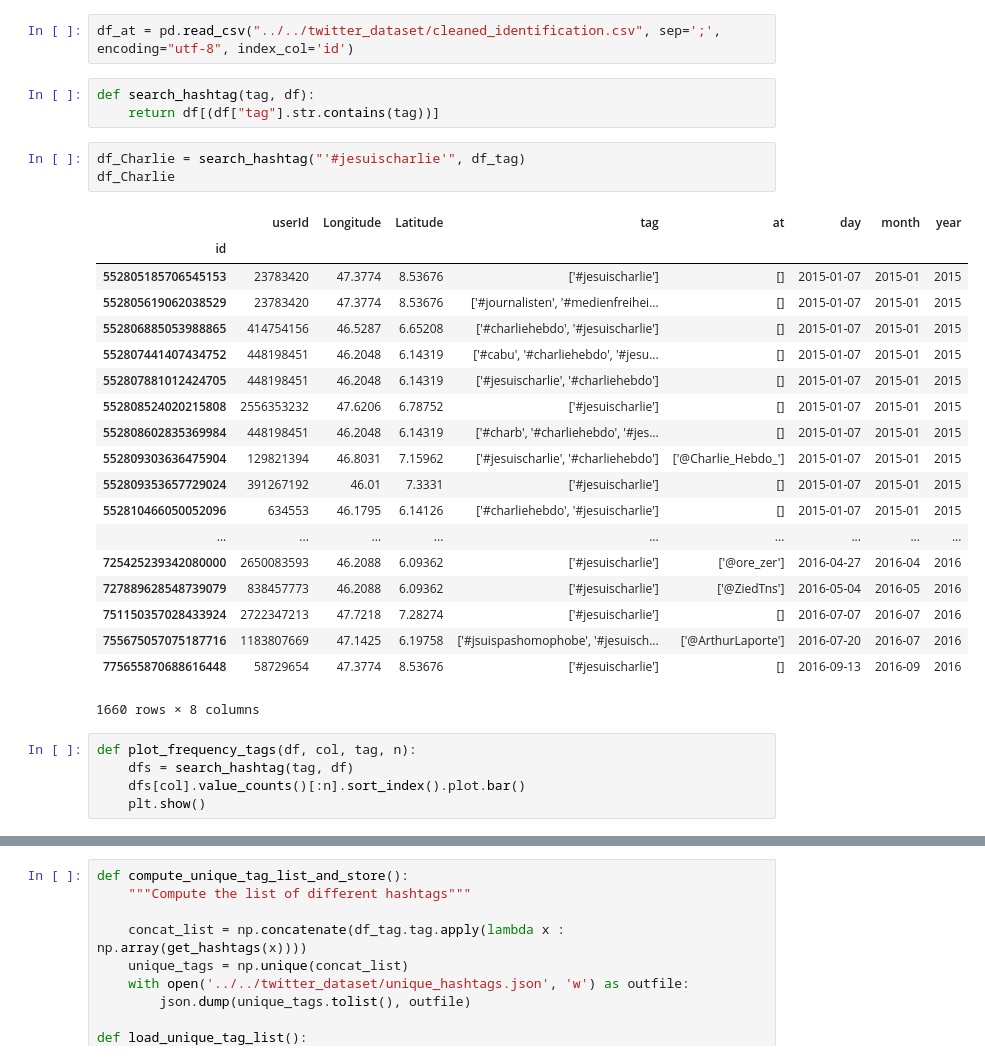
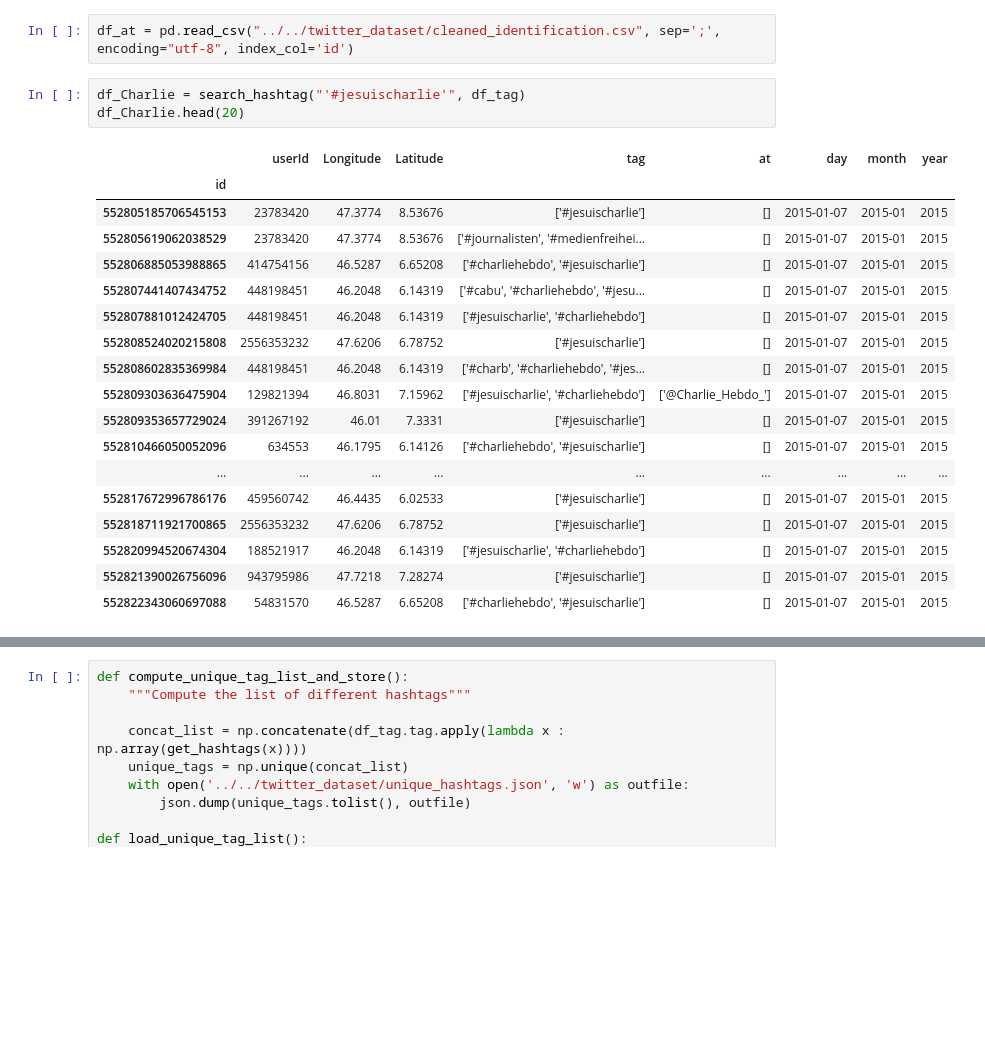
Before and after one commit to brunowicht/ada_project, a Jupyter notebook: project/cleaning.ipynb, the cells around one changed output, grey strips where cells are left out. Drawn from its saved outputs; the diff is of its cells as text; blank space fills up the shorter version.

```diff
--- a/project/cleaning.ipynb
+++ b/project/cleaning.ipynb
@@ -186,35 +166,26 @@ For the sake of clarity, the following function were implemented in the `helper.
 - `load_hashtag_list()` : Loads the list of different hashtags and returns it.
 # %%
 df_at = pd.read_csv("../../twitter_dataset/cleaned_identification.csv", sep=';', encoding="utf-8", index_col='id')
-# %%
-def search_hashtag(tag, df):
-    return df[(df["tag"].str.contains(tag))]
 # %%
 df_Charlie = search_hashtag("'#jesuischarlie'", df_tag)
-df_Charlie
+df_Charlie.head(20)
 # %% [output]
 |  | userId | Longitude | Latitude | tag | at | day | month | year |
 | id |  |  |  |  |  |  |  |  |
 | 552805185706545153 | 23783420 | 47.3774 | 8.53676 | ['#jesuischarlie'] | [] | 2015-01-07 | 2015-01 | 2015 |
 | 552805619062038529 | 23783420 | 47.3774 | 8.53676 | ['#journalisten', '#medienfreihei... | [] | 2015-01-07 | 2015-01 | 2015 |
 | 552806885053988865 | 414754156 | 46.5287 | 6.65208 | ['#charliehebdo', '#jesuischarlie'] | [] | 2015-01-07 | 2015-01 | 2015 |
 | 552807441407434752 | 448198451 | 46.2048 | 6.14319 | ['#cabu', '#charliehebdo', '#jesu... | [] | 2015-01-07 | 2015-01 | 2015 |
 | 552807881012424705 | 448198451 | 46.2048 | 6.14319 | ['#jesuischarlie', '#charliehebdo'] | [] | 2015-01-07 | 2015-01 | 2015 |
 | 552808524020215808 | 2556353232 | 47.6206 | 6.78752 | ['#jesuischarlie'] | [] | 2015-01-07 | 2015-01 | 2015 |
 | 552808602835369984 | 448198451 | 46.2048 | 6.14319 | ['#charb', '#charliehebdo', '#jes... | [] | 2015-01-07 | 2015-01 | 2015 |
 | 552809303636475904 | 129821394 | 46.8031 | 7.15962 | ['#jesuischarlie', '#charliehebdo'] | ['@Charlie_Hebdo_'] | 2015-01-07 | 2015-01 | 2015 |
 | 552809353657729024 | 391267192 | 46.01 | 7.3331 | ['#jesuischarlie'] | [] | 2015-01-07 | 2015-01 | 2015 |
 | 552810466050052096 | 634553 | 46.1795 | 6.14126 | ['#charliehebdo', '#jesuischarlie'] | [] | 2015-01-07 | 2015-01 | 2015 |
 | ... | ... | ... | ... | ... | ... | ... | ... | ... |
-| 725425239342080000 | 2650083593 | 46.2088 | 6.09362 | ['#jesuischarlie'] | ['@ore_zer'] | 2016-04-27 | 2016-04 | 2016 |
-| 727889628548739079 | 838457773 | 46.2088 | 6.09362 | ['#jesuischarlie'] | ['@ZiedTns'] | 2016-05-04 | 2016-05 | 2016 |
-| 751150357028433924 | 2722347213 | 47.7218 | 7.28274 | ['#jesuischarlie'] | [] | 2016-07-07 | 2016-07 | 2016 |
-| 755675057075187716 | 1183807669 | 47.1425 | 6.19758 | ['#jsuispashomophobe', '#jesuisch... | ['@ArthurLaporte'] | 2016-07-20 | 2016-07 | 2016 |
-| 775655870688616448 | 58729654 | 47.3774 | 8.53676 | ['#jesuischarlie'] | [] | 2016-09-13 | 2016-09 | 2016 |
+| 552817672996786176 | 459560742 | 46.4435 | 6.02533 | ['#jesuischarlie'] | [] | 2015-01-07 | 2015-01 | 2015 |
+| 552818711921700865 | 2556353232 | 47.6206 | 6.78752 | ['#jesuischarlie'] | [] | 2015-01-07 | 2015-01 | 2015 |
+| 552820994520674304 | 188521917 | 46.2048 | 6.14319 | ['#jesuischarlie', '#charliehebdo'] | [] | 2015-01-07 | 2015-01 | 2015 |
+| 552821390026756096 | 943795986 | 47.7218 | 7.28274 | ['#jesuischarlie'] | [] | 2015-01-07 | 2015-01 | 2015 |
+| 552822343060697088 | 54831570 | 46.5287 | 6.65208 | ['#charliehebdo', '#jesuischarlie'] | [] | 2015-01-07 | 2015-01 | 2015 |
-1660 rows × 8 columns
-# %%
-def plot_frequency_tags(df, col, tag, n):
-    dfs = search_hashtag(tag, df)
-    dfs[col].value_counts()[:n].sort_index().plot.bar()
-    plt.show()
 # %%
```
Also changed, not shown: parts of 7 cells of this notebook, 1 other file.
